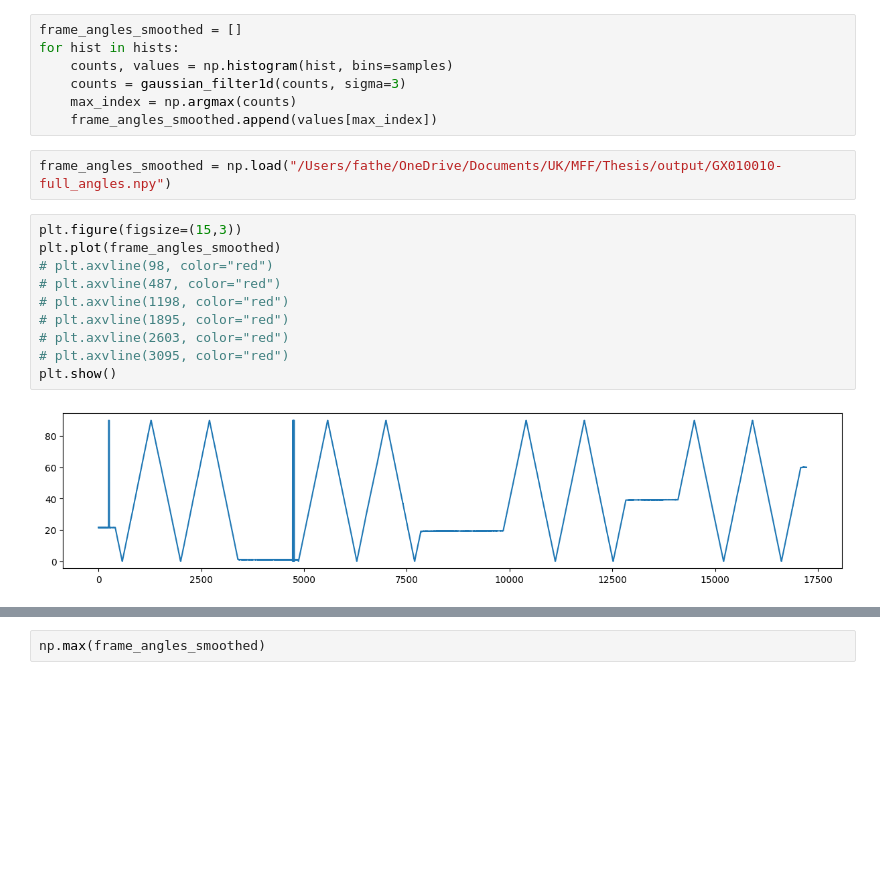
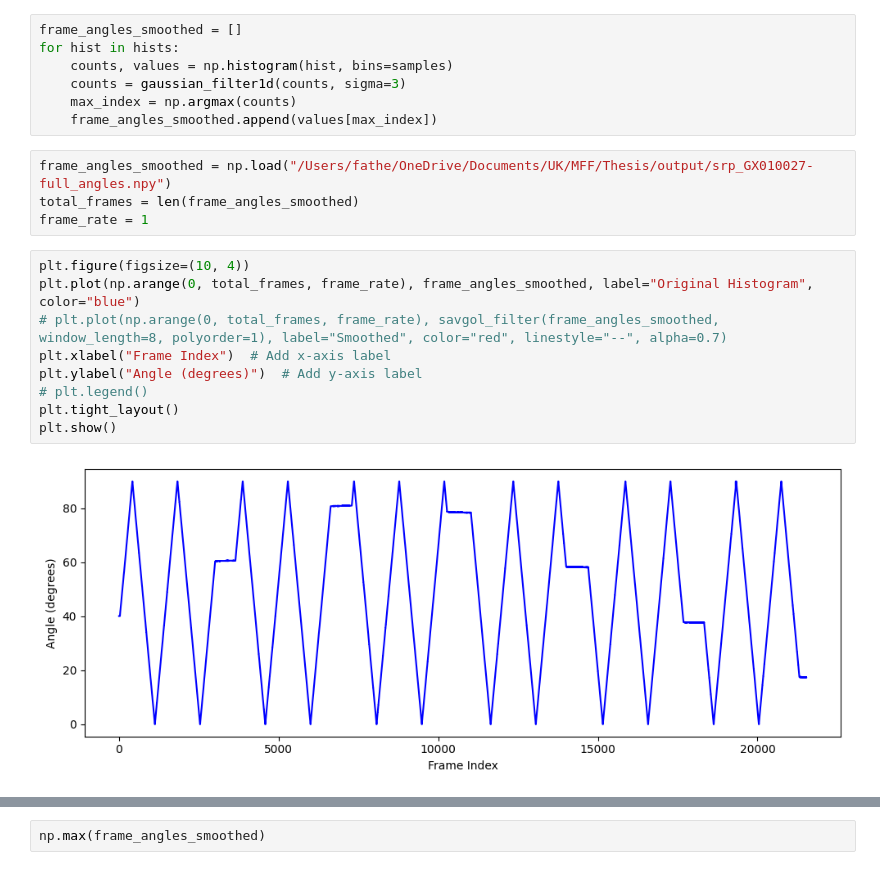
Before and after one commit to research-centre-rez/zavity, a Jupyter notebook: notebooks/05-trojan-v1.ipynb, the cells around one changed output, grey strips where cells are left out. Cells and saved outputs as stored; diff of their text form; blank space fills up the shorter version.

```diff
--- a/notebooks/05-trojan-v1.ipynb
+++ b/notebooks/05-trojan-v1.ipynb
@@ -146,17 +157,18 @@ for hist in hists:
     max_index = np.argmax(counts)
     frame_angles_smoothed.append(values[max_index])
 # %%
-frame_angles_smoothed = np.load("/Users/fathe/OneDrive/Documents/UK/MFF/Thesis/output/GX010010-full_angles.npy")
+frame_angles_smoothed = np.load("/Users/fathe/OneDrive/Documents/UK/MFF/Thesis/output/srp_GX010027-full_angles.npy")
+total_frames = len(frame_angles_smoothed)
+frame_rate = 1
 # %%
-plt.figure(figsize=(15,3))
-plt.plot(frame_angles_smoothed)
-# plt.axvline(98, color="red")
-# plt.axvline(487, color="red")
-# plt.axvline(1198, color="red")
-# plt.axvline(1895, color="red")
-# plt.axvline(2603, color="red")
-# plt.axvline(3095, color="red")
+plt.figure(figsize=(10, 4))
+plt.plot(np.arange(0, total_frames, frame_rate), frame_angles_smoothed, label="Original Histogram", color="blue")
+# plt.plot(np.arange(0, total_frames, frame_rate), savgol_filter(frame_angles_smoothed, window_length=8, polyorder=1), label="Smoothed", color="red", linestyle="--", alpha=0.7)
+plt.xlabel("Frame Index")  # Add x-axis label
+plt.ylabel("Angle (degrees)")  # Add y-axis label
+# plt.legend()
+plt.tight_layout()
 plt.show()
 # %% [output]
-[figure, old version]
+[figure, new version]
 # %%
```
Also changed, not shown: parts of 33 cells of this notebook, 9 other files.
